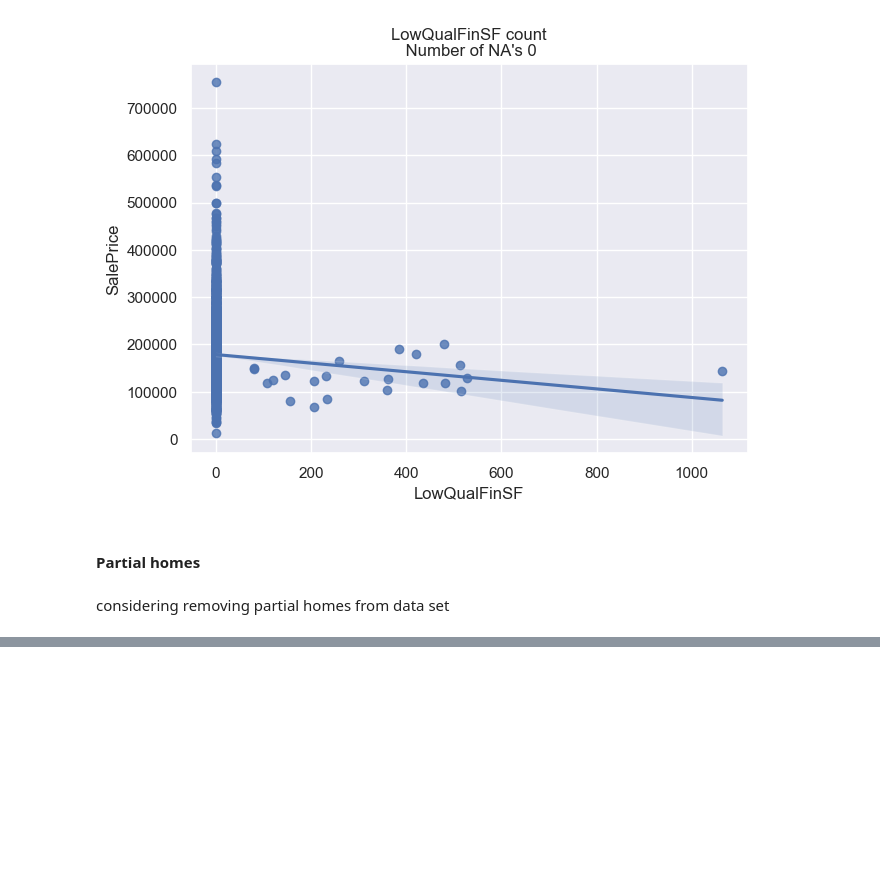
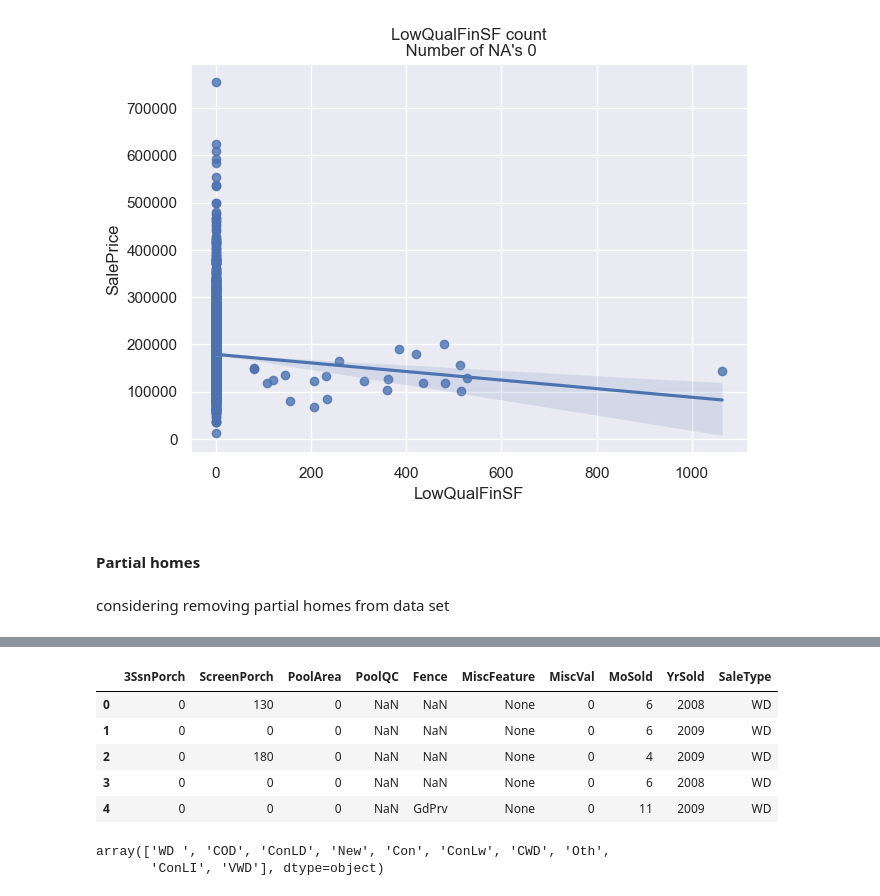
Before and after one commit to nikita-agrawal/Ames-Housing-Analysis, a Jupyter notebook: Hayden/housing_eda_hayden.ipynb, the cells around one changed output, grey strips where cells are left out. Cells and saved outputs as stored; diff of their text form; code cells hidden in the pictures; blank space fills up the shorter version.

```diff
--- a/Hayden/housing_eda_hayden.ipynb
+++ b/Hayden/housing_eda_hayden.ipynb
@@ -280,0 +345,14 @@ plt.show()
+# %%
+train.iloc[:,60:0].head()
+# %% [output]
+|  | 3SsnPorch | ScreenPorch | PoolArea | PoolQC | Fence | MiscFeature | MiscVal | MoSold | YrSold | SaleType |
+| 0 | 0 | 130 | 0 | NaN | NaN | None | 0 | 6 | 2008 | WD |
+| 1 | 0 | 0 | 0 | NaN | NaN | None | 0 | 6 | 2009 | WD |
+| 2 | 0 | 180 | 0 | NaN | NaN | None | 0 | 4 | 2009 | WD |
+| 3 | 0 | 0 | 0 | NaN | NaN | None | 0 | 6 | 2008 | WD |
+| 4 | 0 | 0 | 0 | NaN | GdPrv | None | 0 | 11 | 2009 | WD |
+# %%
+train['SaleType'].unique()
+# %% [output]
+array(['WD ', 'COD', 'ConLD', 'New', 'Con', 'ConLw', 'CWD', 'Oth',
+       'ConLI', 'VWD'], dtype=object)
```
Also changed, not shown: parts of 4 cells of this notebook, 2 other files.
